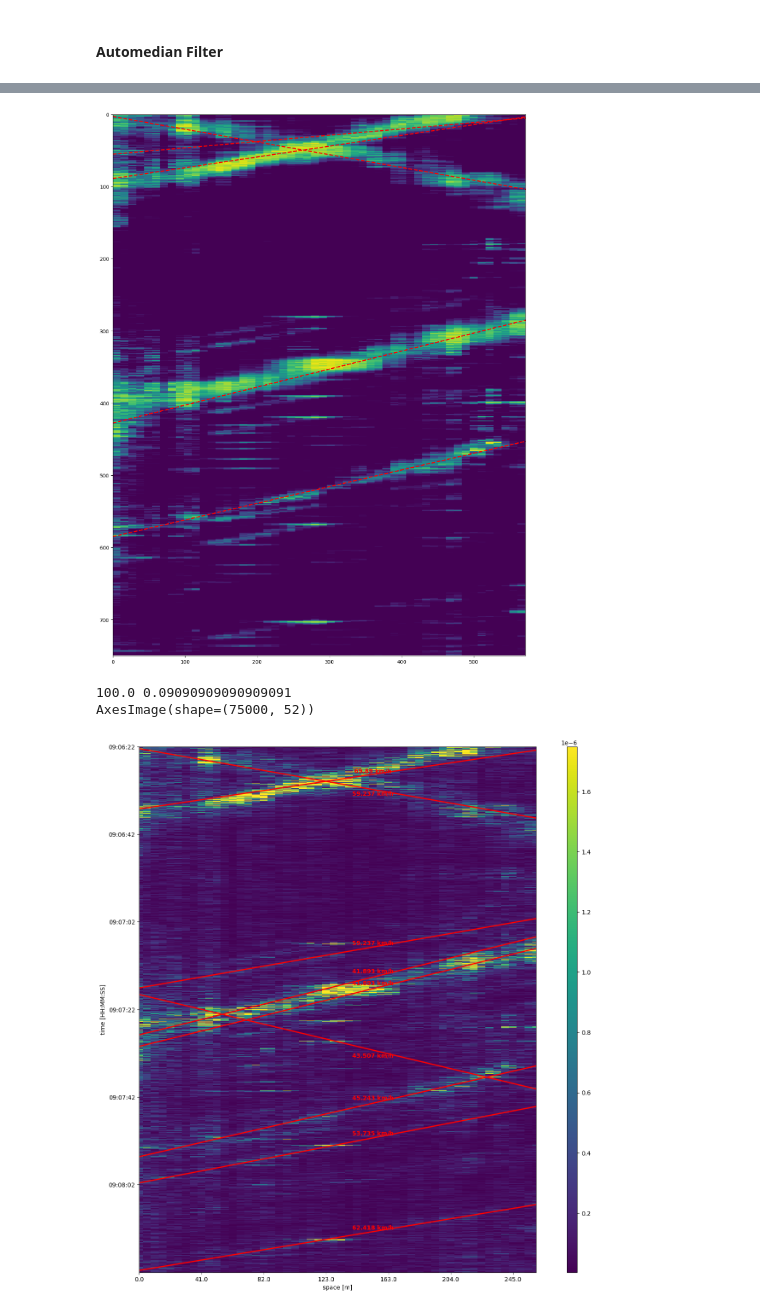
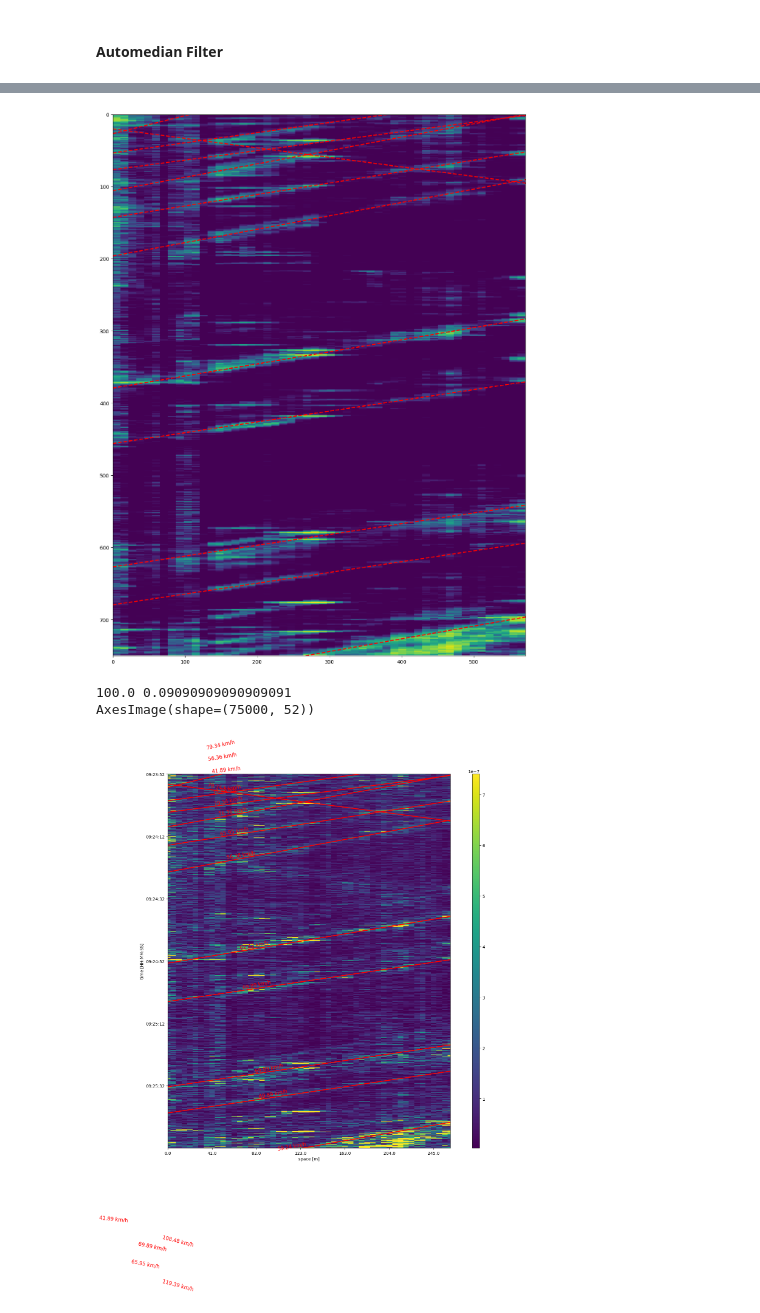
Before and after one commit to PBalewski/Movement-detection-in-DAS-recordings, a Jupyter notebook: DAS_file_overview.ipynb, the cells around one changed output, grey strips where cells are left out. Cells and saved outputs as stored; diff of their text form; code cells hidden in the pictures.

```diff
--- a/DAS_file_overview.ipynb
+++ b/DAS_file_overview.ipynb
@@ -55,15 +64,14 @@ dx= 5.106500953873407
 dt= 0.0016
 
 data = []
-first_file = '20240507_cut_npy/090622.npy' #\\
-last_file = '20240507_cut_npy/090812.npy' #\\
+first_file = '20240507_cut_npy\\092352.npy' #\\
+last_file = '20240507_cut_npy\\092542.npy' #\\
 for file in files:
    if file >= first_file and file <= last_file:
-      print(file)
       data.append(np.load(file))
 
 data = np.concatenate(data)
-time_start = datetime.datetime.strptime('2024-05-07 ' + first_file.split("/")[-1].split(".")[0], "%Y-%m-%d %H%M%S") #\\
+time_start = datetime.datetime.strptime('2024-05-07 ' + first_file.split("\\")[-1].split(".")[0], "%Y-%m-%d %H%M%S") #\\
 index = pd.date_range(start=time_start, periods=len(data), freq=f'{dt}s')
 
 
@@ -514,13 +593,7 @@ imshow(automedian_filter((scaled_image > 25).astype(np.uint8) * 255, np.ones((7,
 # %%
-from sklearn.cluster import DBSCAN
-from skimage.transform import hough_line, hough_line_peaks
-
-
 # DETECTING STREAKS NEAR BOUNDARIES WITH PADDING
 
 # Hough
-# scaled_img = automedian_filter(scaled_image, np.ones((5, 5)))
-scaled_img = scaled_image
 pad_h = int(0.15 * scaled_img.shape[0])
 scaled_img_pad = np.pad(scaled_img, ((pad_h, pad_h), (0, 0)), "edge")
 
@@ -586,20 +659,20 @@ for dist, angle, slope, speed in true_lines:
 # ax.legend(loc='upper right', fontsize='small')
 plt.tight_layout()
 # %% [output]
-[figure, old version]
+[figure, new version]
 # %%
 dx= 5.106500953873407
 dt= 0.0016
 
 data = []
-first_file = '20240507_cut_npy/090622.npy' #\\
-last_file = '20240507_cut_npy/090812.npy' #\\
+first_file = '20240507_cut_npy\\092352.npy' #\\
+last_file = '20240507_cut_npy\\092542.npy' #\\
 for file in files:
    if file >= first_file and file <= last_file:
       data.append(np.load(file))
 
 data = np.concatenate(data)
-time_start = datetime.datetime.strptime('2024-05-07 ' + first_file.split("/")[-1].split(".")[0], "%Y-%m-%d %H%M%S") #\\
+time_start = datetime.datetime.strptime('2024-05-07 ' + first_file.split("\\")[-1].split(".")[0], "%Y-%m-%d %H%M%S") #\\
 index = pd.date_range(start=time_start, periods=len(data), freq=f'{dt}s')
 
 
@@ -624,43 +697,59 @@ lines = list(zip(*hough_line_peaks(h, theta, d)))
 fig = plt.figure(figsize=(12, 16))
 ax = plt.axes()
 
 # Display the original image
 low, high = np.percentile(df, [3, 99])
 norm = Normalize(vmin=low, vmax=high, clip=True)
 im = ax.imshow(df,interpolation='none',aspect='auto',norm=norm)
 print(im)
 plt.ylabel('time [HH:MM:SS]')
 plt.xlabel('space [m]')
 
 # Rescale and plot detected lines
-for _, angle, dist in lines:
-    if abs(np.rad2deg(angle)) > 75 and abs(np.rad2deg(angle)) < 82:
-        # Rescale distance
-        dist_original = dist * sqrt((np.cos(angle) / horizontal_scale) ** 2 + (np.sin(angle) / vertical_scale) ** 2) # done
+for dist, angle, slope, speed  in true_lines:
+    # Rescale distance
+    dist_original = dist * sqrt((np.cos(angle) / horizontal_scale) ** 2 + (np.sin(angle) / vertical_scale) ** 2) # done
 
-        # Calculate points for the original scale
-        (x0, y0) = dist * np.array([np.cos(angle) * horizontal_scale, np.sin(angle) * vertical_scale])
+    # Calculate points for the original scale
+    (x0, y0) = dist * np.array([np.cos(angle) * horizontal_scale, np.sin(angle) * vertical_scale])
 
-        # Adjust slope for horizontal scaling
-        slope_original = np.tan(angle + np.pi / 2) * vertical_scale/horizontal_scale
-        speed = np.where(slope_original != 0, 1 / (abs(slope_original) * (dt) / dx) * 3.6, 0)
+    # Adjust slope for horizontal scaling
+    slope_original = slope * vertical_scale/horizontal_scale
 
-        # Plot rescaled line
-        ax.axline((x0, y0), slope=slope_original, color='red', linewidth=2)
-        ax.text(30, slope_original * 33 + y0 - slope_original * x0, f"{np.round(speed, 3)} km/h", fontsize=10, color='red', ha='center', va='center', fontweight = 'bold')
+    # Plot rescaled line
+    ax.axline((x0, y0), slope=slope_original, color='red', linewidth=2)
+    # ax.text(30, slope_original * 33 + y0 - slope_original * x0, f"{np.round(speed, 2)} km/h", fontsize=10, color='red', ha='center', va='center')
+    offset = -700  # Offset for text above the line
+    x_text = x0 + 10  # Slightly along the line's direction
+    y_text = slope_original * (x_text - x0) + y0 + offset
+
+    # Calculate rotation angle in degrees for the text to match the line's slope
+    rotation_angle = np.degrees(np.arctan(slope)) - 20*np.sign(slope)
+
+    # Add the text
+    ax.text(
+        x_text, y_text,
+        f"{np.round(speed, 2)} km/h",
+        fontsize=12,
+        color='red',
+        ha='center',
+        va='center',
+        rotation=rotation_angle,  # Align text with the line
+        rotation_mode='anchor'  # Ensure text rotates around its anchor point
+    )
 
 
 # Add colorbar
 cax = fig.add_axes([ax.get_position().x1+0.06,ax.get_position().y0,0.02,ax.get_position().height])
 plt.colorbar(im, cax=cax)
 x_positions, x_labels = set_axis(df.columns)
 ax.set_xticks(x_positions, np.round(x_labels))
 y_positions, y_labels = set_axis(df.index.time)
 ax.set_yticks(y_positions, y_labels)
 ax.set_ylim((74999, 0))
 ax.set_xlim((0, 51))
 plt.show()
 # %% [output]
 100.0 0.09090909090909091
 AxesImage(shape=(75000, 52))
-[figure, old version]
+[figure, new version]
```
Also changed, not shown: parts of 22 cells of this notebook.
